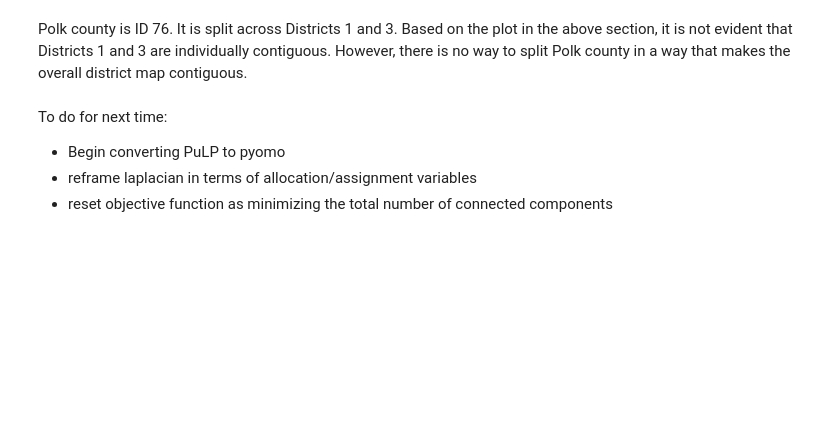
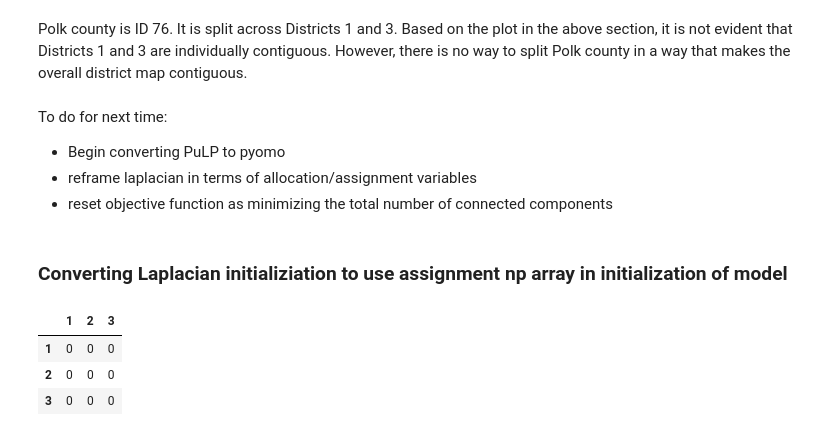
Before and after one commit to stefaniegwangphd/ia-redistricting, a Jupyter notebook: laplacian_constraints.ipynb, the cells around one changed output. Drawn from its saved outputs; the diff is of its cells as text; code cells hidden in the pictures; blank space fills up the shorter version.

Commit message:
streamline laplacian code and prep it for pyomo objective function

```diff
--- a/laplacian_constraints.ipynb
+++ b/laplacian_constraints.ipynb
@@ -461,3 +462,17 @@ District 1 has 1 connected component(s).
 District 2 has 1 connected component(s).
 District 3 has 2 connected component(s).
 District 4 has 2 connected component(s).
+# %%
+dist_counties=[]
+dist_laplacian=[]
+Laplacian_kernel=[]
+conn_comp=[]
+
+for i in range(n_districts):
+    dist_counties.append(results['county_id'].loc[results['assignment']==i+1].to_list())
+
+for i in range(n_districts):
+    dist_laplacian.append(csgraph.laplacian(ia_adjac_matrix.loc[dist_counties[i], dist_counties[i]].to_numpy()))
+    Laplacian_kernel.append(null_space(dist_laplacian[i]))
+    conn_comp.append(null_space(dist_laplacian[i]).shape[1])
+print('Total number of connected components is ', sum(conn_comp))
@@ -469,3 +486,30 @@ To do for next time:
 - Begin converting PuLP to pyomo
 - reframe laplacian in terms of allocation/assignment variables
 - reset objective function as minimizing the total number of connected components
+# %% [markdown]
+### Converting Laplacian initializiation to use assignment np array in initialization of model
+# %%
+#create list of empty lists. Each list will be populated with county IDs of the district corresponding to the list entry's index
+dist_counties_index=[]
+for i in range(n_districts):
+    dist_counties_index.append([])
+# %%
+#grab the county ID of each county in district i
+for j in range(n_districts):
+    for i in range(n_counties):
+        if assignment[i][j]==1:
+            dist_counties_index[j].append(i)
+# %%
+district_laplacians=[]
+laplacian_kernels=[]
+conn_components=[]
+for i in range(n_districts):
+    #Grabs the submatrix from IA adjacency matrix corresponding to each district and computes the laplacian of the submatrix and appends to a list of laplacians
+    district_laplacians.append(csgraph.laplacian(ia_adjac_matrix.loc[dist_counties_index[i], dist_counties_index[i]].to_numpy()))
+    laplacian_kernels.append(null_space(district_laplacians[i]))
+    conn_components.append(null_space(district_laplacians[i]).shape[1])
+# %% [output]
+|  | 1 | 2 | 3 |
+| 1 | 0 | 0 | 0 |
+| 2 | 0 | 0 | 0 |
+| 3 | 0 | 0 | 0 |
```
Also changed, not shown: parts of 9 cells of this notebook.
